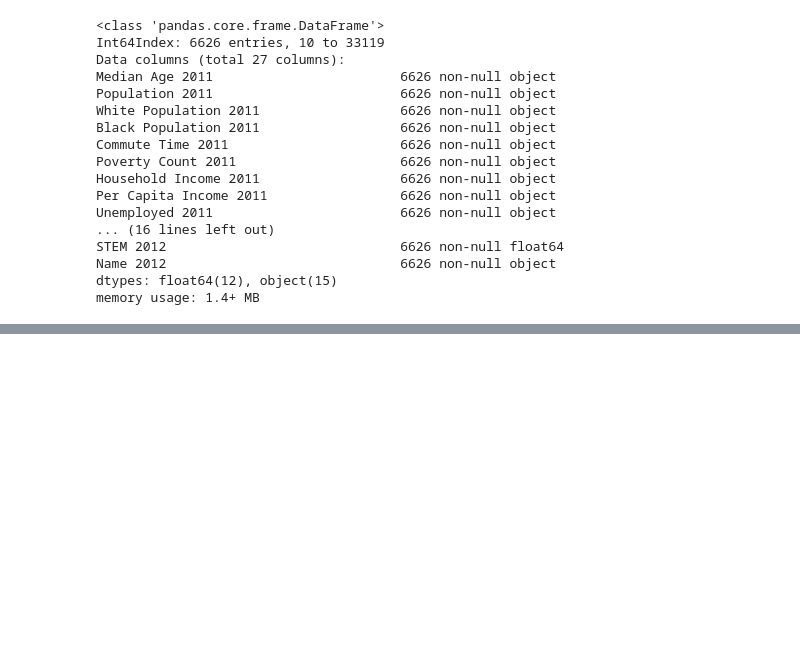
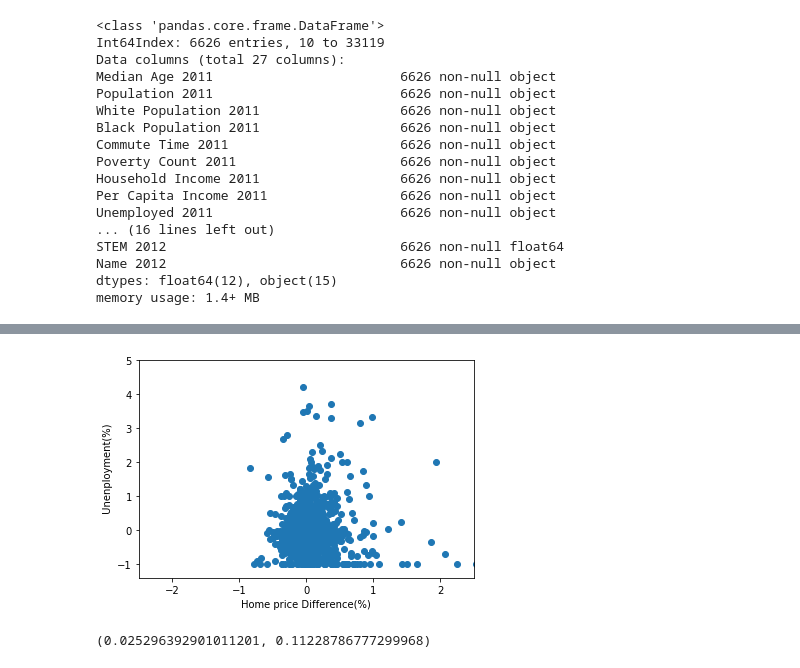
Before and after one commit to neginparsa/c1, a Jupyter notebook: CensusProject_merging.ipynb, the cells around one changed output, grey strips where cells are left out. Saved outputs shown, nothing was run; the diff lists cells and outputs as text; code cells hidden in the pictures; blank space fills up the shorter version.

```diff
--- a/CensusProject_merging.ipynb
+++ b/CensusProject_merging.ipynb
@@ -319,0 +369,11 @@ memory usage: 1.4+ MB
+# %%
+census_pd_2011.info()
+census_merge= pd.merge(census_pd_2011, census_pd_2016, on='Zipcode')
+census_merge.info()
+census_merge=census_merge.dropna(how="any")
+census_merge["Unemployed Difference"]=(census_merge["Unemployed 2016"].map(float)-census_merge["Unemployed 2011"].map(float))/census_merge["Unemployed 2011"].map(float)
+
+census_merge["home Price"]=(census_merge["median_home_value 2016"].map(float)-census_merge["median_home_value 2011"].map(float))/census_merge["median_home_value 2011"].map(float)
+
+census_merge = census_merge.replace([np.inf, -np.inf], np.nan)
+census_merge=census_merge.dropna(how="any")
@@ -319,0 +398,15 @@ memory usage: 1.4+ MB
+# %%
+y  = census_merge["Unemployed Difference"]
+x=census_merge["home Price"]
+plt.scatter(x,y)
+plt.xlim(-2.5,2.5)
+plt.ylim(-1.4,5)
+plt.xlabel("Home price Difference(%)")
+plt.ylabel(" Unenployment(%)")
+plt.show()
+# %% [output]
+[figure, added]
+# %%
+pearsonr(x,y)
+# %% [output]
+(0.025296392901011201, 0.11228786777299968)
```
Also changed, not shown: parts of 8 cells of this notebook.
